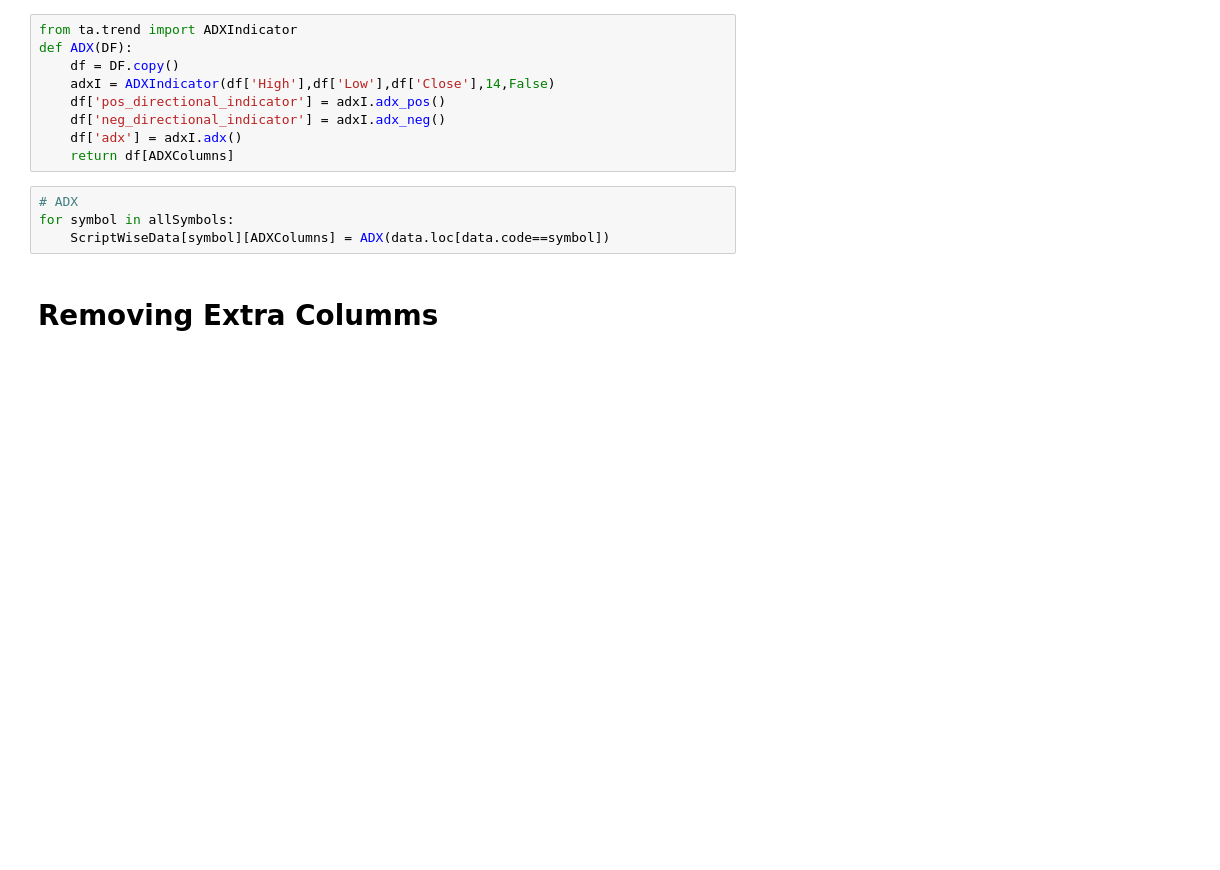
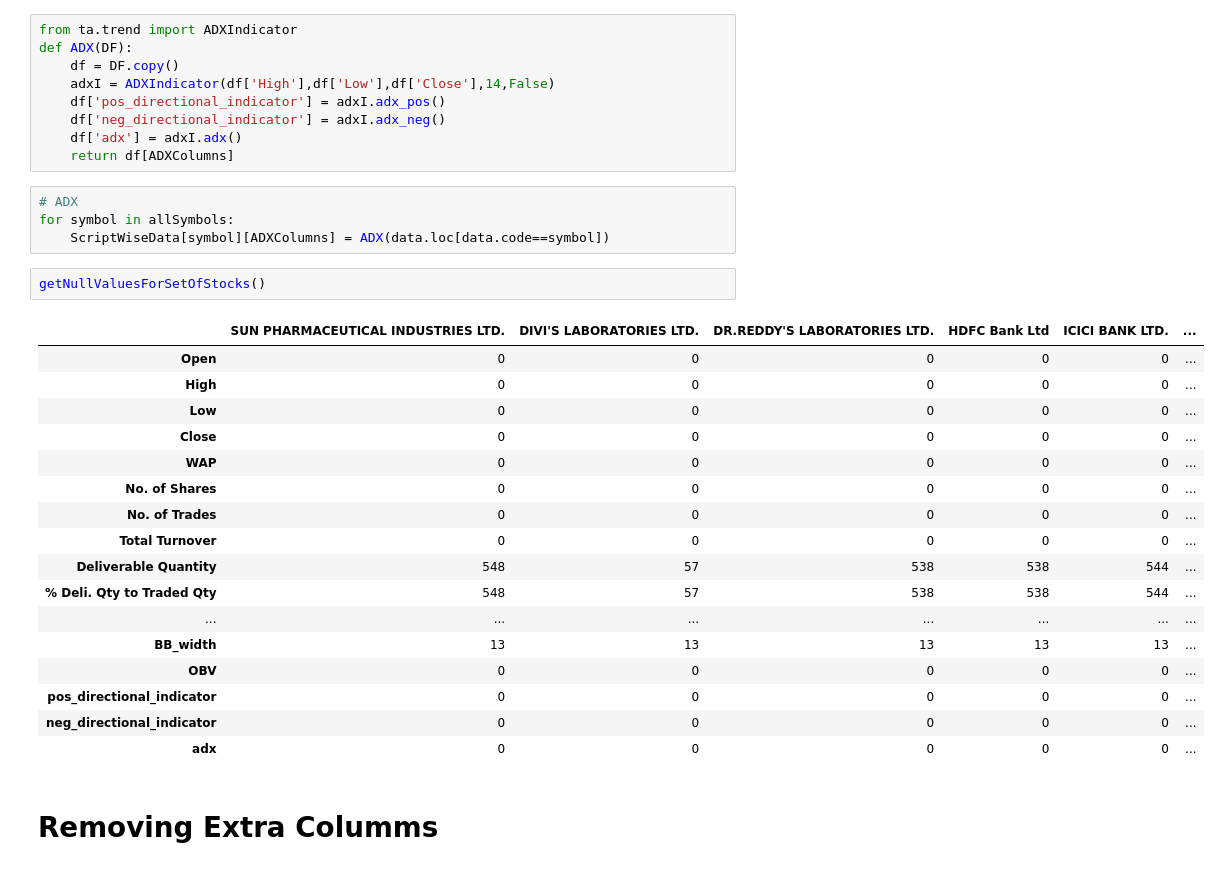
Before and after one commit to acamit/DataScience, a Jupyter notebook: Thesis work/Code/Thesis_Implementation Models.ipynb, the cells around one changed output. Cells and saved outputs as stored; diff of their text form; blank space fills up the shorter version.

```diff
--- a/Thesis work/Code/Thesis_Implementation Models.ipynb
+++ b/Thesis work/Code/Thesis_Implementation Models.ipynb
@@ -393,6 +433,26 @@ def ADX(DF):
 # ADX
 for symbol in allSymbols:
     ScriptWiseData[symbol][ADXColumns] = ADX(data.loc[data.code==symbol])
+# %%
+getNullValuesForSetOfStocks()
+# %% [output]
+|  | SUN PHARMACEUTICAL INDUSTRIES LTD. | DIVI'S LABORATORIES LTD. | DR.REDDY'S LABORATORIES LTD. | HDFC Bank Ltd | ICICI BANK LTD. | ... |
+| Open | 0 | 0 | 0 | 0 | 0 | ... |
+| High | 0 | 0 | 0 | 0 | 0 | ... |
+| Low | 0 | 0 | 0 | 0 | 0 | ... |
+| Close | 0 | 0 | 0 | 0 | 0 | ... |
+| WAP | 0 | 0 | 0 | 0 | 0 | ... |
+| No. of Shares | 0 | 0 | 0 | 0 | 0 | ... |
+| No. of Trades | 0 | 0 | 0 | 0 | 0 | ... |
+| Total Turnover | 0 | 0 | 0 | 0 | 0 | ... |
+| Deliverable Quantity | 548 | 57 | 538 | 538 | 544 | ... |
+| % Deli. Qty to Traded Qty | 548 | 57 | 538 | 538 | 544 | ... |
+| ... | ... | ... | ... | ... | ... | ... |
+| BB_width | 13 | 13 | 13 | 13 | 13 | ... |
+| OBV | 0 | 0 | 0 | 0 | 0 | ... |
+| pos_directional_indicator | 0 | 0 | 0 | 0 | 0 | ... |
+| neg_directional_indicator | 0 | 0 | 0 | 0 | 0 | ... |
+| adx | 0 | 0 | 0 | 0 | 0 | ... |
 # %% [markdown]
 # Removing Extra Columms
 # %%
```
Also changed, not shown: parts of 40 cells of this notebook, 5 other files.
